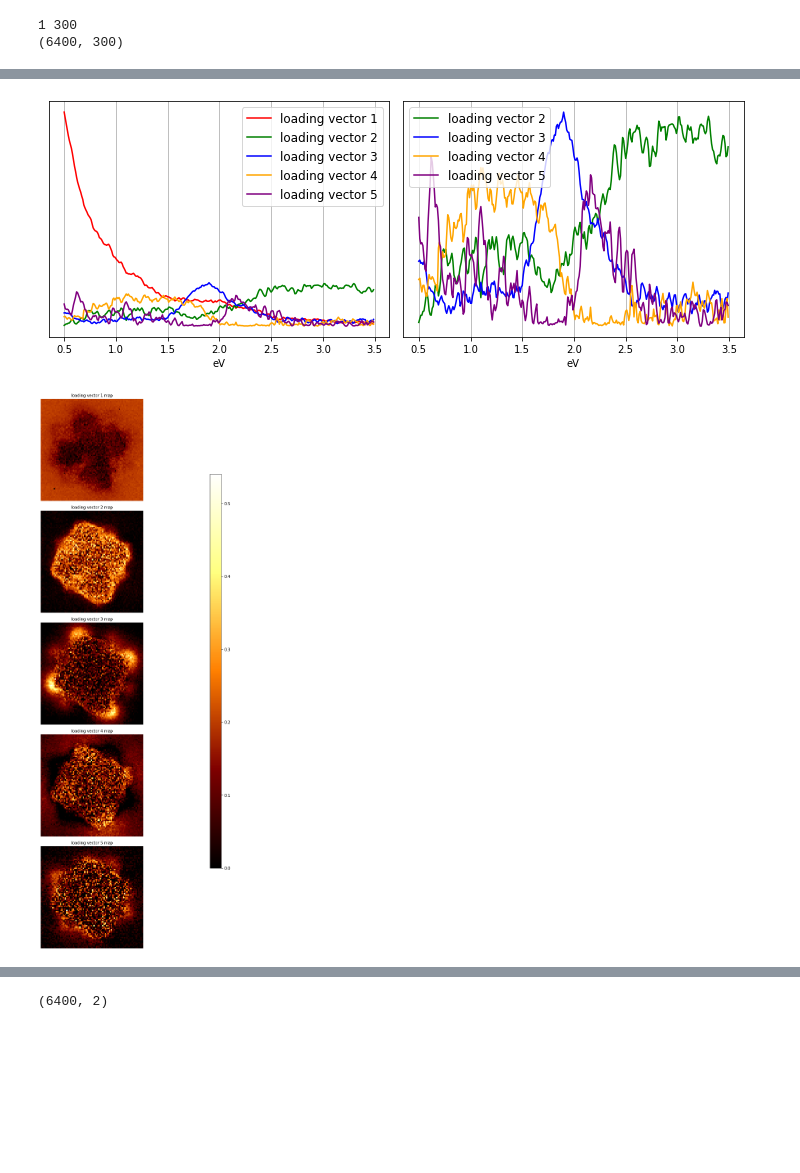
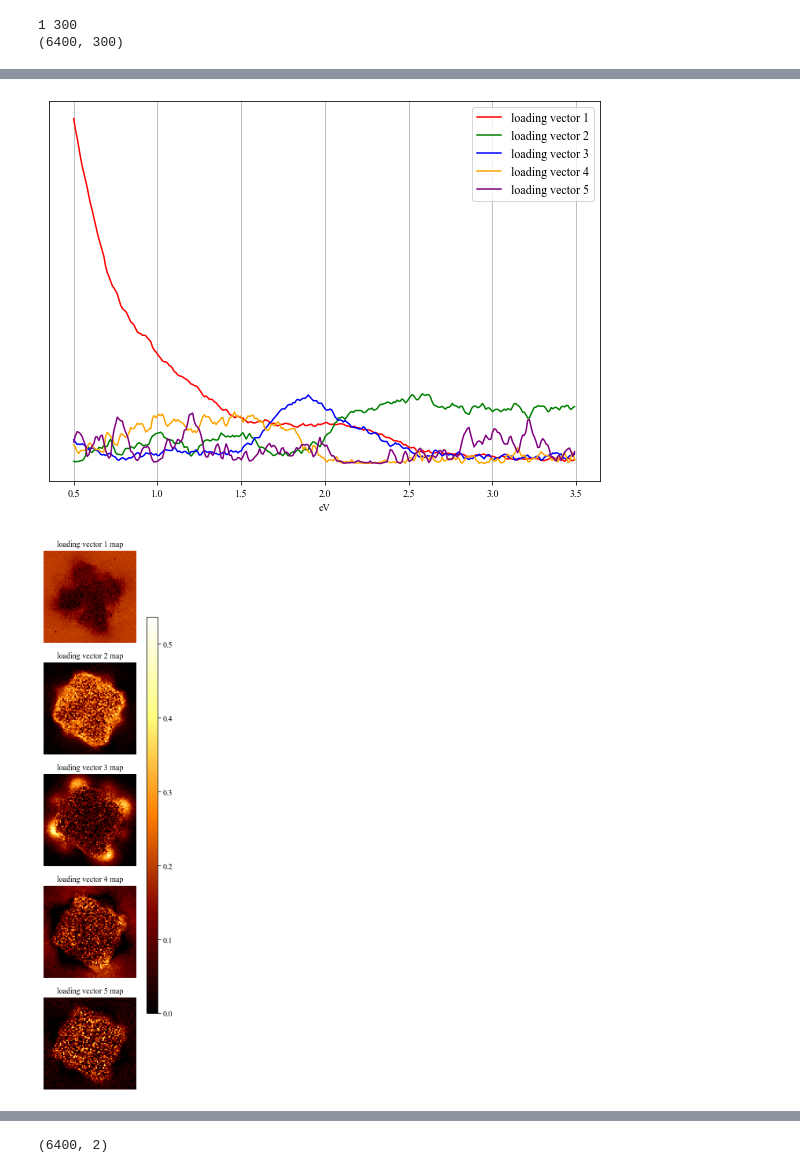
Before and after one commit to jinseuk56/drca, a Jupyter notebook: demonstration_notebook.ipynb, the cells around one changed output, grey strips where cells are left out. Drawn from its saved outputs; the diff is of its cells as text; code cells hidden in the pictures; blank space fills up the shorter version.

```diff
--- a/demonstration_notebook.ipynb
+++ b/demonstration_notebook.ipynb
@@ -13,7 +13,6 @@ import matplotlib.gridspec as gridspec
 import matplotlib.cm as cm
 import matplotlib.colors as mcolors
 from matplotlib.colors import ListedColormap
-from mpl_toolkits.mplot3d import Axes3D
 from sklearn.decomposition import NMF
 from sklearn.manifold import TSNE
 from sklearn.cluster import OPTICS
@@ -21,6 +20,7 @@ import tkinter.filedialog as tkf
 import tifffile
 import ipywidgets as pyw
 import time
+plt.rcParams['font.family'] = 'Times New Roman'
 # %%
 # create a customized color group
 color_rep = ["black", "red", "green", "blue", "orange", "purple", "yellow", "lime",
@@ -190,32 +184,23 @@ coeffs_reshape = reshape_coeff(coeffs, scan_shape)
 # %%
 # visualize the loading vectors
 
-fig, ax = plt.subplots(1, 2, figsize=(10, 4)) # all loading vectors
+fig, ax = plt.subplots(1, 1, figsize=(8, 6)) # all loading vectors
 for i in range(nmf_num_comp):
-    ax[0].plot(e_range, skl_comp_vectors[i], "-", c=color_rep[i+1], label="loading vector %d"%(i+1))
-ax[0].grid()
-ax[0].legend(fontsize="large")
-ax[0].set_xlabel("eV", fontsize=10)
-ax[0].tick_params(axis="x", labelsize=10)
-ax[0].axes.get_yaxis().set_visible(False)
-
-sel_nmf_comp = [2, 3, 4, 5] # part of those
-for i in sel_nmf_comp:
-    ax[1].plot(e_range, skl_comp_vectors[i-1], "-", c=color_rep[i], label="loading vector %d"%(i))
-ax[1].grid()
-ax[1].legend(fontsize="large")
-ax[1].set_xlabel("eV", fontsize=10)
-ax[1].tick_params(axis="x", labelsize=10)
-ax[1].axes.get_yaxis().set_visible(False)
+    ax.plot(e_range, skl_comp_vectors[i], "-", c=color_rep[i+1], label="loading vector %d"%(i+1))
+ax.grid()
+ax.legend(fontsize="large")
+ax.set_xlabel("eV", fontsize=10)
+ax.tick_params(axis="x", labelsize=10)
+ax.axes.get_yaxis().set_visible(False)
 
 fig.tight_layout()
 plt.show()
 # %% [output]
-[figure, old version]
+[figure, new version]
 # %%
 # visualize the coefficient maps
 
-fig, ax = plt.subplots(num_comp, num_img, figsize=(10, 20))
+fig, ax = plt.subplots(num_comp, num_img, figsize=(5, 10))
 min_val = np.min(coeffs)
 max_val = np.max(coeffs)
 if num_img != 1:
@@ -232,10 +217,10 @@ else:
         ax[i].axis("off")
 
 fig.tight_layout()
-fig.colorbar(tmp, cax=fig.add_axes([0.92, 0.15, 0.04, 0.7]))
+fig.colorbar(tmp, cax=fig.add_axes([0.70, 0.15, 0.04, 0.7]))
 plt.show()
 # %% [output]
-[figure, old version]
+[figure, new version]
 # %%
 # visualize the dimensionality-reduced space (NMF)
 # You can select two of loading vectors using the interative widgets
```
Also changed, not shown: parts of 19 cells of this notebook.
